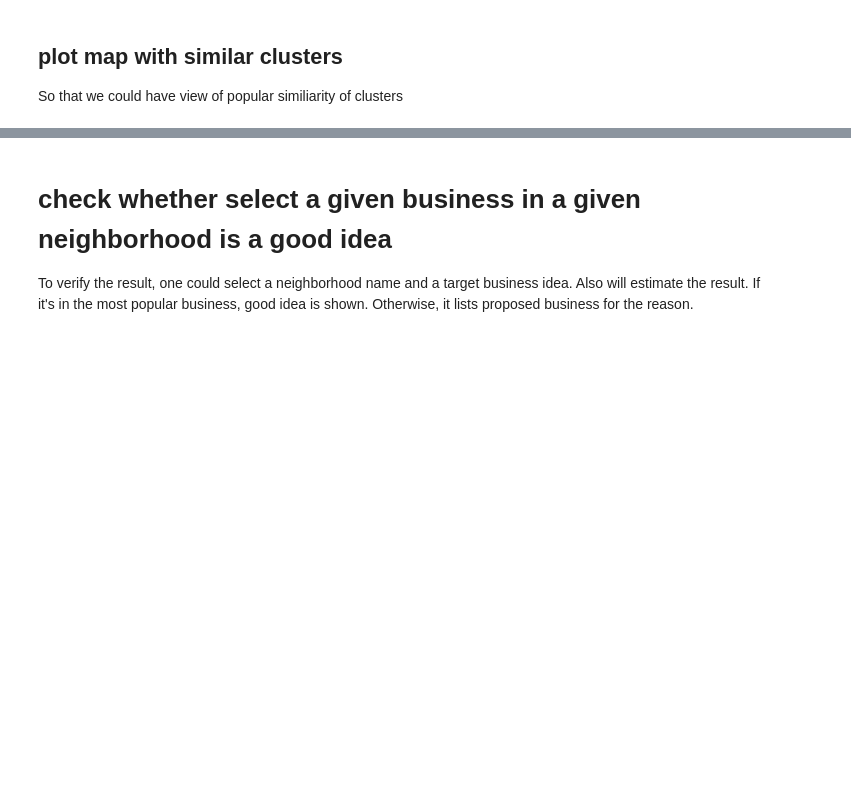
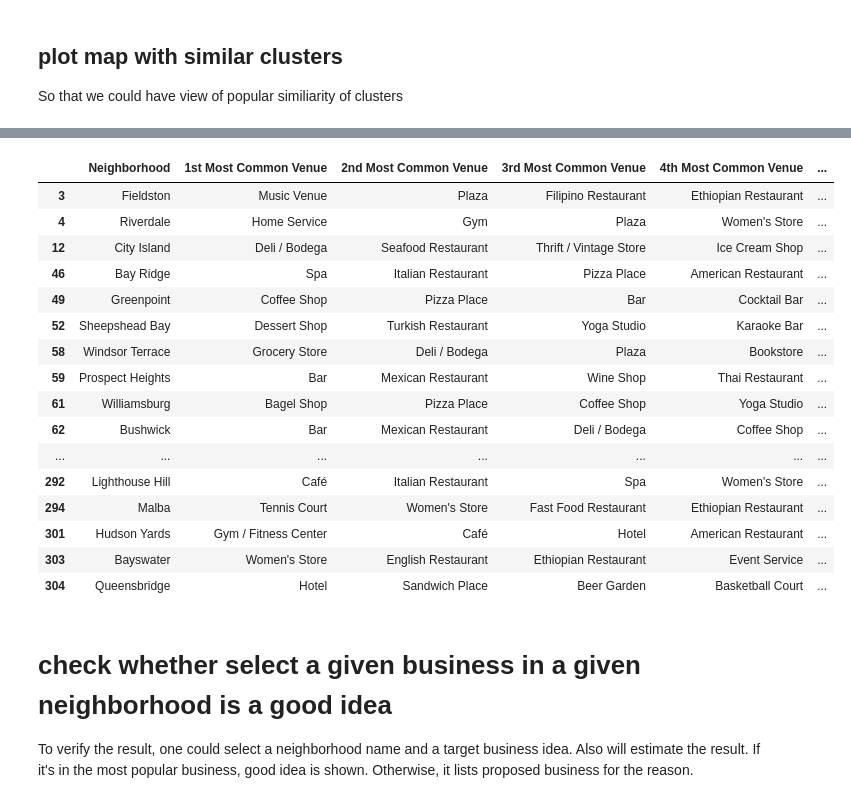
Before and after one commit to kingbyteking/testing, a Jupyter notebook: capstone_final_assignment_w2.ipynb, the cells around one changed output, grey strips where cells are left out. Drawn from its saved outputs; the diff is of its cells as text; code cells hidden in the pictures; blank space fills up the shorter version.

```diff
--- a/capstone_final_assignment_w2.ipynb
+++ b/capstone_final_assignment_w2.ipynb
@@ -144,0 +151,3 @@ ny_onehot.shape
+# %%
+ny_onehot = ny_onehot.drop(columns=["ATM","Airport Terminal","Art Gallery","Art Museum","Bank","Bridge","Building","Bus Line","Bus Station","Bus Stop","Business Service","Check Cashing Service","Church","College Academic Building","College Arts Building","College Basketball Court","Community Center","Concert Hall","Construction & Landscaping","Duty-free Shop","Exhibit","Field","Fountain","Gas Station","High School","Hill","Historic Site","History Museum","Lake","Library","Lounge","Luggage Store","Martial Arts School","Medical Center","Memorial Site","Metro Station","Monument / Landmark","Multiplex","Museum","Music School","Non-Profit","Opera House","Park","Pedestrian Plaza","Performing Arts Venue","Platform","Playground","Pool","Post Office","Rest Area","River","Road","Scenic Lookout","School","Sculpture Garden","Skate Park","Soccer Field","Stadium","State / Provincial Park","Tech Startup","Tennis Stadium","Theme Park","Toll Plaza","Tourist Information Center","Track","Trail","Train","Train Station","Volleyball Court"])
+ny_onehot.head()
@@ -183,9 +201,9 @@ ny_grouped_clustering = ny_grouped.drop('Neighborhood', 1)
 
 # check cluster labels generated for each row in the dataframe
 #kclusters = len(set(db.labels_))
-kclusters = 5
 
 # run k-means clustering
+kclusters = 7
 db = KMeans(n_clusters=kclusters, random_state=0).fit(ny_grouped_clustering)
 
 db.labels_[0:10]
@@ -194,10 +212,12 @@ array([1, 1, 3, 1, 3, 1, 1, 4, 1, 1], dtype=int32)
 # %%
 # add clustering labels
+neighborhoods_venues_sorted = neighborhoods_venues_sorted.drop(columns = ['Cluster Labels'])
 neighborhoods_venues_sorted.insert(0, 'Cluster Labels', db.labels_)
 
 ny_merged = neighborhoods
 
 # merge manhattan_grouped with manhattan_data to add latitude/longitude for each neighborhood
 ny_merged = ny_merged.join(neighborhoods_venues_sorted.set_index('Neighborhood'), on='Neighborhood')
-
-#ny_merged.head() # check the last columns!
+# %%
+ny_merged = ny_merged.dropna()
+ny_merged.head()
@@ -230,6 +257,26 @@ for lat, lon, poi, cluster in zip(ny_merged['Latitude'], ny_merged['Longitude'],
 map_clusters
 # %% [output]
 [interactive output not drawn]
+# %%
+ny_merged.loc[ny_merged['Cluster Labels'] == 0, ny_merged.columns[[1] + list(range(5, ny_merged.shape[1]))]]
+# %% [output]
+|  | Neighborhood | 1st Most Common Venue | 2nd Most Common Venue | 3rd Most Common Venue | 4th Most Common Venue | ... |
+| 3 | Fieldston | Music Venue | Plaza | Filipino Restaurant | Ethiopian Restaurant | ... |
+| 4 | Riverdale | Home Service | Gym | Plaza | Women's Store | ... |
+| 12 | City Island | Deli / Bodega | Seafood Restaurant | Thrift / Vintage Store | Ice Cream Shop | ... |
+| 46 | Bay Ridge | Spa | Italian Restaurant | Pizza Place | American Restaurant | ... |
+| 49 | Greenpoint | Coffee Shop | Pizza Place | Bar | Cocktail Bar | ... |
+| 52 | Sheepshead Bay | Dessert Shop | Turkish Restaurant | Yoga Studio | Karaoke Bar | ... |
+| 58 | Windsor Terrace | Grocery Store | Deli / Bodega | Plaza | Bookstore | ... |
+| 59 | Prospect Heights | Bar | Mexican Restaurant | Wine Shop | Thai Restaurant | ... |
+| 61 | Williamsburg | Bagel Shop | Pizza Place | Coffee Shop | Yoga Studio | ... |
+| 62 | Bushwick | Bar | Mexican Restaurant | Deli / Bodega | Coffee Shop | ... |
+| ... | ... | ... | ... | ... | ... | ... |
+| 292 | Lighthouse Hill | Café | Italian Restaurant | Spa | Women's Store | ... |
+| 294 | Malba | Tennis Court | Women's Store | Fast Food Restaurant | Ethiopian Restaurant | ... |
+| 301 | Hudson Yards | Gym / Fitness Center | Café | Hotel | American Restaurant | ... |
+| 303 | Bayswater | Women's Store | English Restaurant | Ethiopian Restaurant | Event Service | ... |
+| 304 | Queensbridge | Hotel | Sandwich Place | Beer Garden | Basketball Court | ... |
 # %% [markdown]
 # check whether select a given business in a given neighborhood is a good idea
 To verify the result, one could select a neighborhood name and a target business idea.
```
Also changed, not shown: parts of 9 cells of this notebook.
